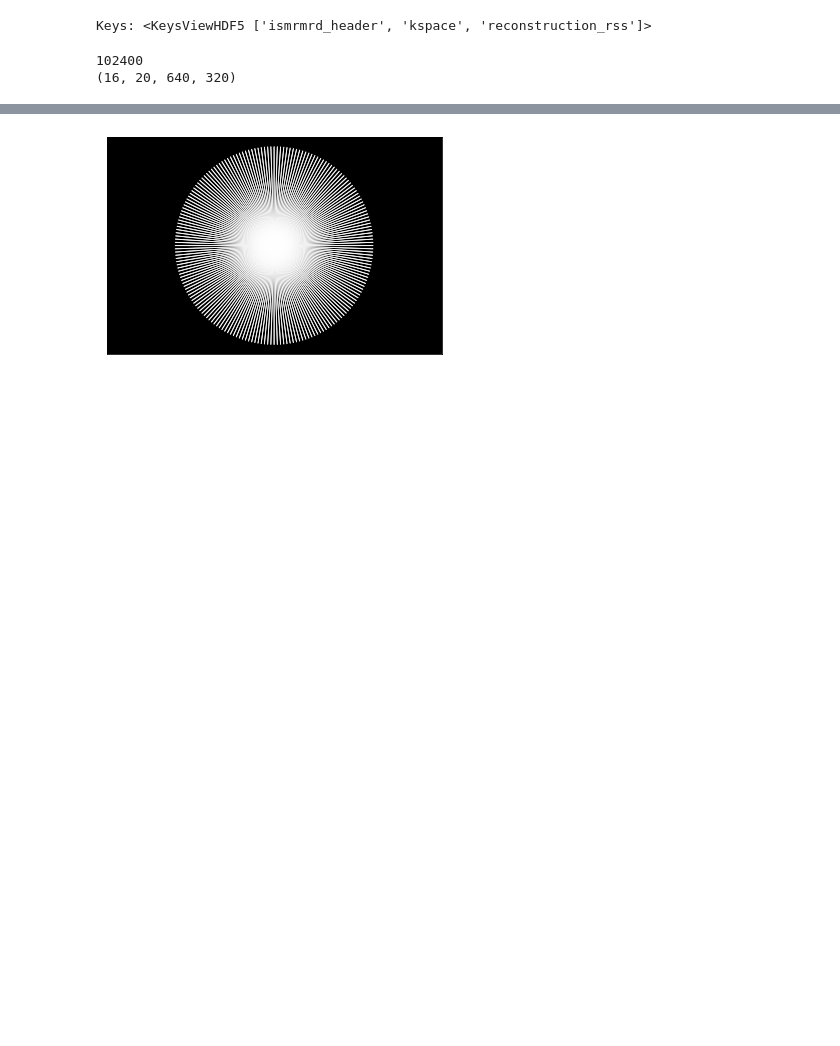
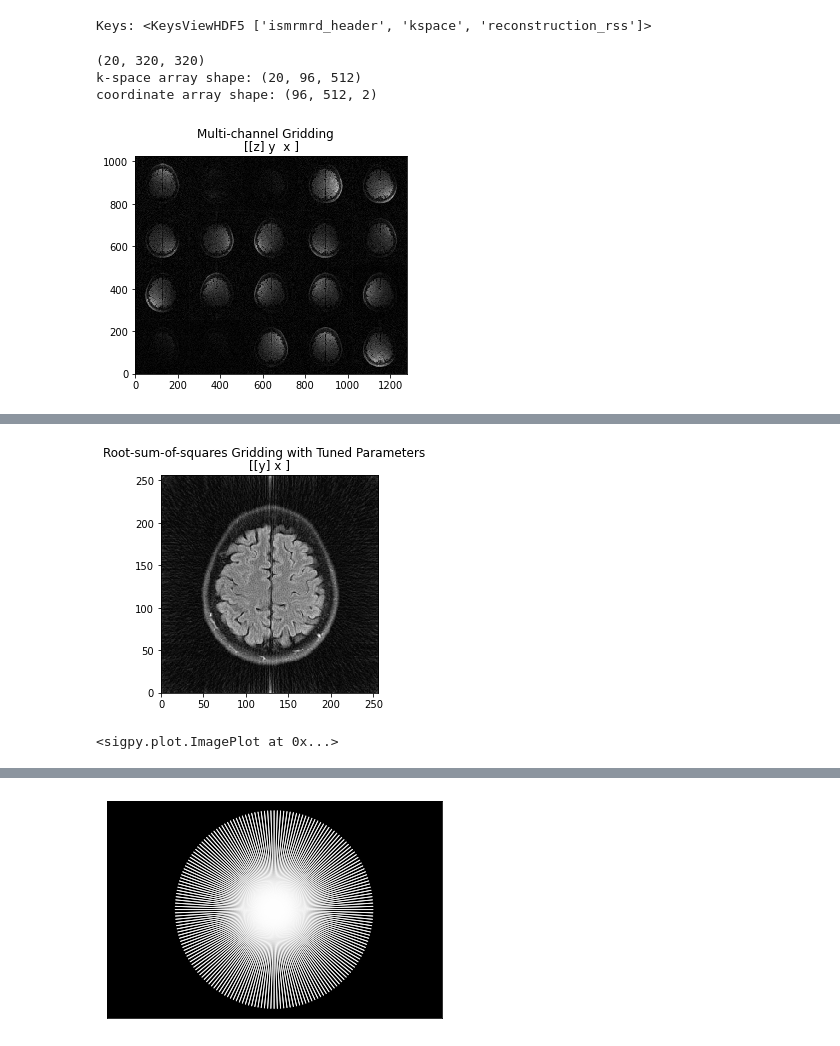
Before and after one commit to to314as/bir_tools, a Jupyter notebook: undersampling.ipynb, the cells around one changed output, grey strips where cells are left out. Saved outputs shown, nothing was run; the diff lists cells and outputs as text; code cells hidden in the pictures; blank space fills up the shorter version.

```diff
--- a/undersampling.ipynb
+++ b/undersampling.ipynb
@@ -66,18 +66,26 @@ with h5py.File(file,'r') as f:
     f.close()
 # %% [output]
 Keys: <KeysViewHDF5 ['ismrmrd_header', 'kspace', 'reconstruction_rss']>
-# %%
-full=args.resolution*args.resolution
-print(full)
-us_factor=4
-#N=30000;
-N=full//us_factor
-print(data.shape)
-nRounds=100;
-PowCoeff=2;
-m_size=320;
-p_base=0;
-traj=vd_spiral.makeSpiral(N,nRounds,PowCoeff,p_base,m_size);
-# %% [output]
-102400
-(16, 20, 640, 320)
+# %%
+img=abs(nu.make_ift(data))[8,:,160:480,:]
+#pl.ImagePlot(img,z=0,title='Original')
+print(img.shape)
+coord = np.load('projection_coord.npy')
+dcf = (coord[..., 0]**2 + coord[..., 1]**2)**0.5
+#coord=coord.reshape(-1, coord.shape[-1])
+ksp = sp.nufft(img, coord,3)
+
+print('k-space array shape: {}'.format(ksp.shape))
+print('coordinate array shape: {}'.format(coord.shape))
+
+img_grid = sp.nufft_adjoint(ksp * dcf, coord)
+pl.ImagePlot(img_grid, z=0, title='Multi-channel Gridding')
+
+%time img_grid_tune = sp.nufft_adjoint(ksp * dcf, coord, oversamp=1, width=2)
+img_rss_tune = np.sum(np.abs(img_grid_tune)**2, axis=0)**0.5
+pl.ImagePlot(img_rss_tune, title='Root-sum-of-squares Gridding with Tuned Parameters')
+# %% [output]
+(20, 320, 320)
+k-space array shape: (20, 96, 512)
+coordinate array shape: (96, 512, 2)
+[figure, added]
@@ -83,0 +94,2 @@ traj=vd_spiral.makeSpiral(N,nRounds,PowCoeff,p_base,m_size);
+[figure, added]
+<sigpy.plot.ImagePlot at 0x...>
```
Also changed, not shown: parts of 9 cells of this notebook, 4 other files.
